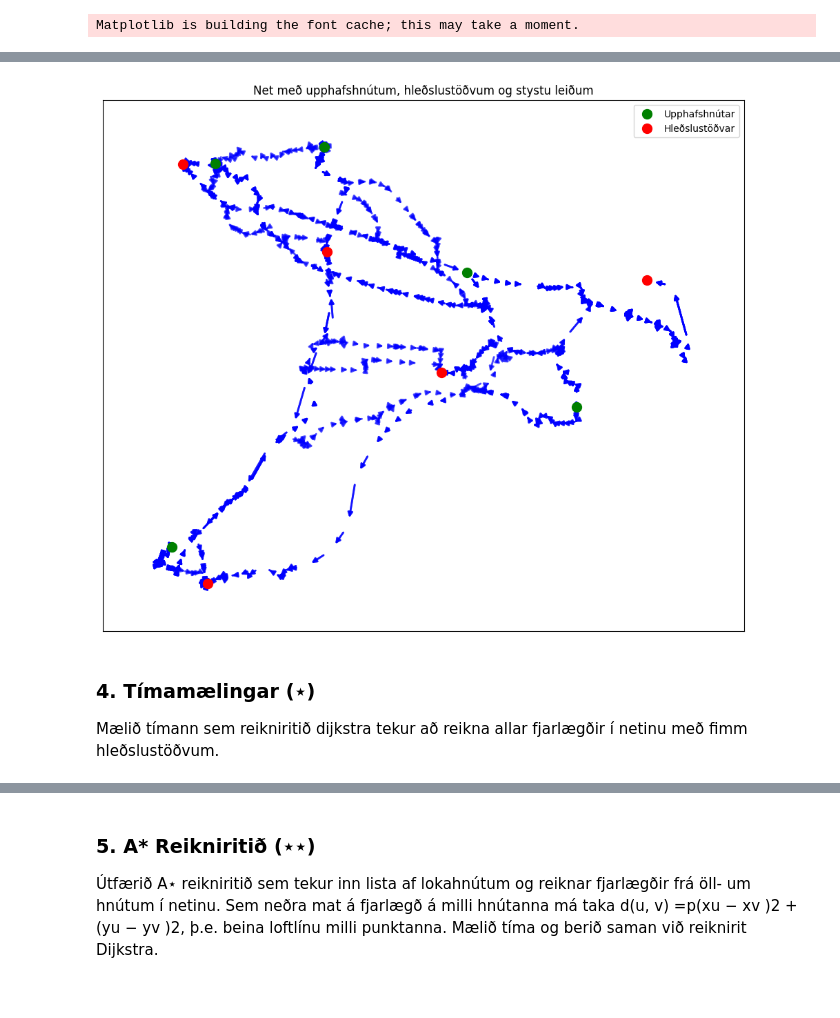
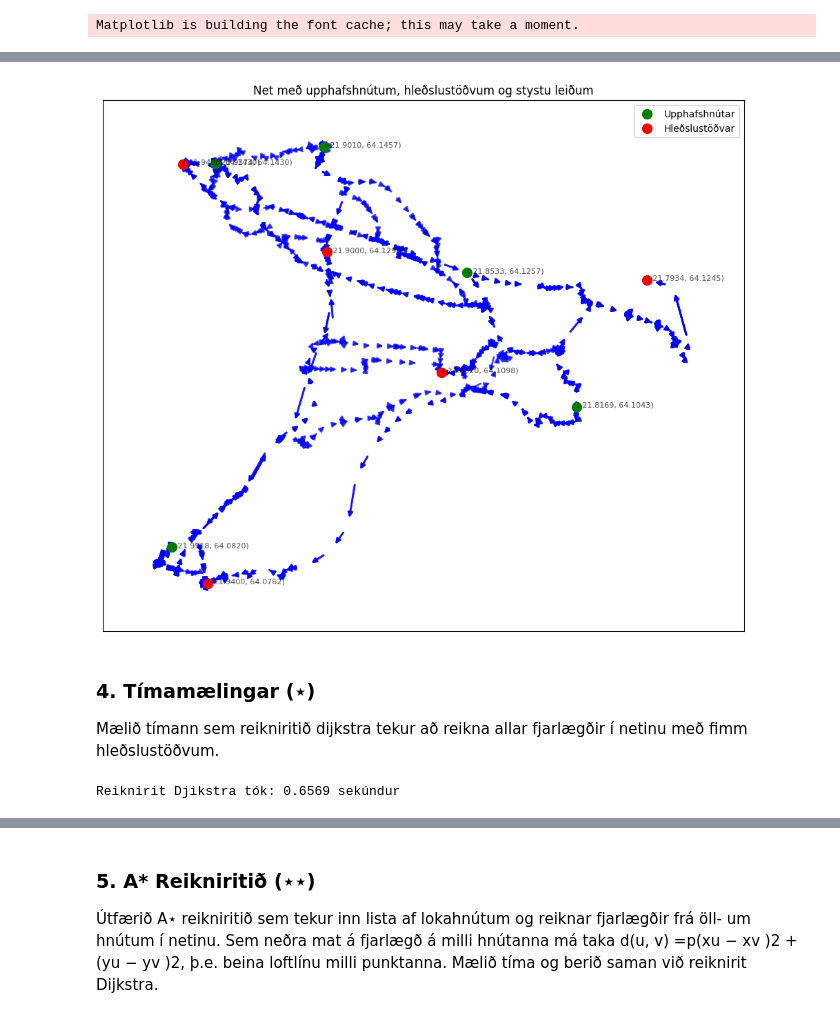
Before and after one commit to liljaschopka/lokaverkefni_greiningReiknirita, a Jupyter notebook: lokaverkefni.ipynb, the cells around one changed output, grey strips where cells are left out. Saved outputs shown, nothing was run; the diff lists cells and outputs as text; code cells hidden in the pictures.

Commit message:
Bætti við hraðvirkara djikstra falli og gerði lið 4

```diff
--- a/lokaverkefni.ipynb
+++ b/lokaverkefni.ipynb
@@ -108,3 +110,32 @@ def shortest_path_to_charging_station(nodes, edges, charging_stations, start_nod
+# %%
+def shortest_path_to_charging_station_faster(nodes, edges, charging_stations, start_nodes):
+    """Reiknirit sem reiknar stystu leið frá ákveðnum hnútum í netinu til hleðslustöðvanna."""
+
+    # Búum til stefnt net
+    G = nx.DiGraph()
+
+    # Bætum við hnútum
+    for _, row in nodes.iterrows():
+        G.add_node(row["osmid"], x=row["x"], y=row["y"], primary=row["primary"])
+
+    # Bætum við leggjum
+    for _, row in edges.iterrows():
+        G.add_edge(row["u"], row["v"], weight=row["length"])
+
+    # Reverse the graph to calculate shortest paths from charging stations to all nodes
+    G_reversed = G.reverse()
+
+    # Use multi-source Dijkstra's algorithm from all charging stations
+    distances = nx.multi_source_dijkstra_path_length(G_reversed, sources=charging_stations, weight="weight")
+
+    # Collect results for the specified start nodes
+    results = []
+    for node in start_nodes:
+        for cs in charging_stations:
+            distance = distances.get(node, float("inf"))  # Get distance or infinity if unreachable
+            results.append({"start_node": node, "charging_station": cs, "distance": distance})
+
+    return pd.DataFrame(results)
 # %% [markdown]
 ### 3. Framsetning (⋆)
 
@@ -120,8 +151,4 @@ charging_stations = [12885876, 111456955, 14586813, 26471955, 34187360]
 # fimm hnútar sem við veljum
 five_nodes = [34389202, 35295068, 253467906, 330050169, 27237169]
 
-
-shortest_path_five = shortest_path_to_charging_station(nodes, edges, charging_stations, five_nodes)
-# shortest_paths = shortest_path_to_charging_station(nodes, edges, charging_stations)
-
-shortest_path_five
+shortest_path_five = shortest_path_to_charging_station_faster(nodes, edges, charging_stations, five_nodes)
@@ -165,34 +174,39 @@ for _, row in shortest_path_five.iterrows():
     charging_station = row["charging_station"]
     distance = row["distance"]
 
     if distance != float("inf"):  # Only include if a path exists
         path = nx.shortest_path(G, source=start_node, target=charging_station, weight="weight")
         shortest_path_edges.extend(list(zip(path[:-1], path[1:])))  # Add edges from the path
 
 # Plot the graph
 plt.figure(figsize=(12, 10))
 
 # Highlight start nodes
 nx.draw_networkx_nodes(
     G, pos, nodelist=five_nodes, node_color="green", node_size=100, label="Upphafshnútar"
 )
 
 # Highlight charging stations
 nx.draw_networkx_nodes(
     G, pos, nodelist=charging_stations, node_color="red", node_size=100, label="Hleðslustöðvar"
 )
 
 # Draw only the edges in the shortest paths
 nx.draw_networkx_edges(
     G, pos, edgelist=shortest_path_edges, edge_color="blue", width=2, alpha=0.7
 )
 
+# Annotate only the start nodes and charging stations
+for node in five_nodes + charging_stations:
+    x, y = pos[node]
+    plt.text(x, y, f"({x:.4f}, {y:.4f})", fontsize=8, color="black", alpha=0.7)
+
 # Add legend and title
 plt.legend()
 plt.title("Net með upphafshnútum, hleðslustöðvum og stystu leiðum")
 plt.show()
 # %% [output]
-[figure, old version]
+[figure, new version]
 # %% [markdown]
 ### 4. Tímamælingar (⋆)
 
@@ -199,0 +217,12 @@ Mælið tímann sem reikniritið dijkstra tekur að reikna allar fjarlægðir í
+# %%
+import time
+
+start_time = time.time()
+
+shortest_path_all_fast = shortest_path_to_charging_station_faster(nodes, edges, charging_stations, nodes["osmid"].tolist())
+
+end_time = time.time()
+elapsed_time = end_time - start_time
+print(f"Reiknirit Djikstra tók: {elapsed_time:.4f} sekúndur")
+# %% [output]
+Reiknirit Djikstra tók: 0.6569 sekúndur
```
Also changed, not shown: parts of 4 cells of this notebook.
